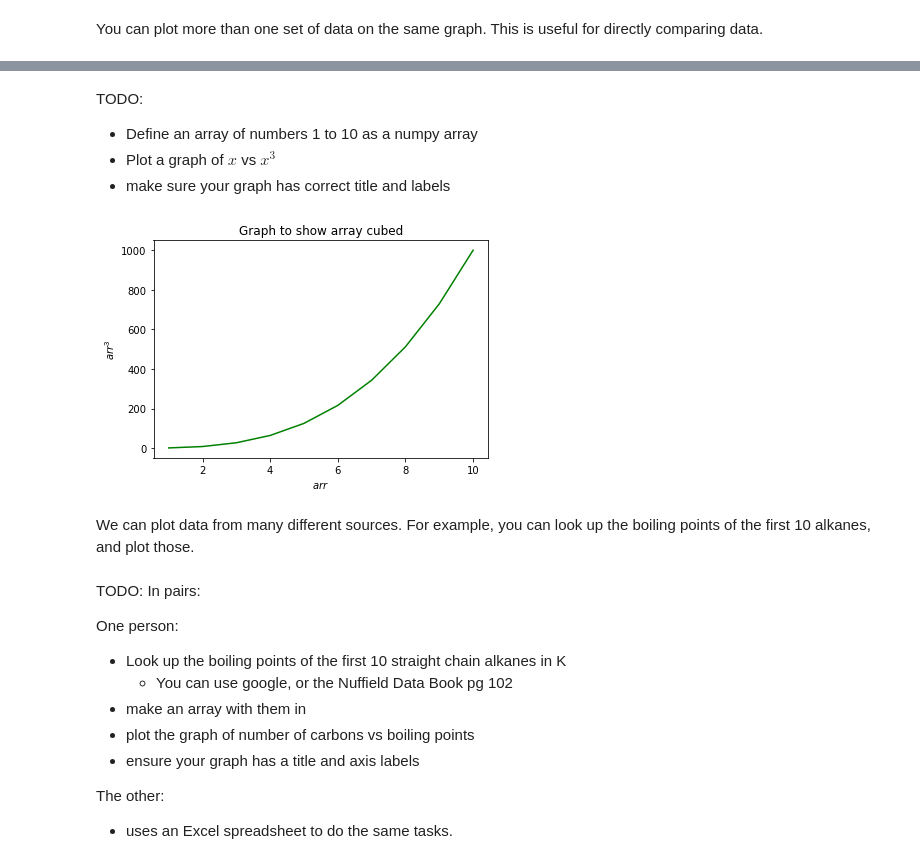
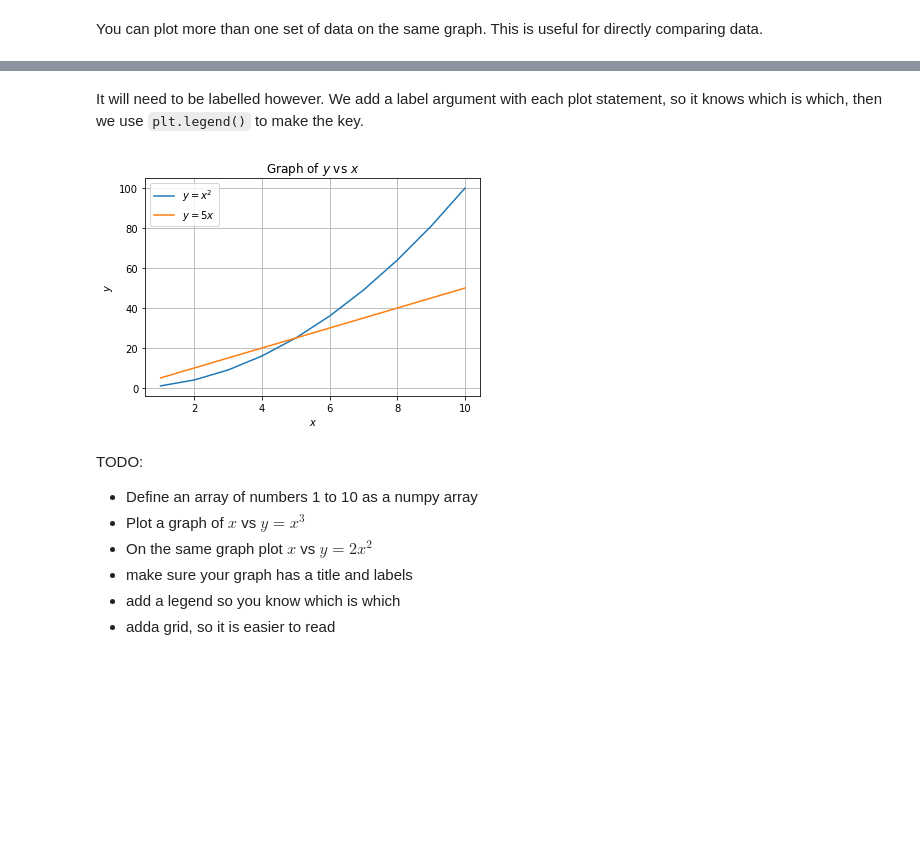
Before and after one commit to leowilkin/wellington-jupyter, a Jupyter notebook: Lesson_4.ipynb, the cells around one changed output, grey strips where cells are left out. Saved outputs shown, nothing was run; the diff lists cells and outputs as text; code cells hidden in the pictures; blank space fills up the shorter version.

```diff
--- a/Lesson_4.ipynb
+++ b/Lesson_4.ipynb
@@ -201,29 +217,24 @@ plt.grid(); #makes the graph more readable
+# %% [markdown]
+It will need to be labelled however. We add a label argument with each plot statement, so it knows which is which, then we use `plt.legend()` to make the key.
+# %%
+# 28
+plt.plot(arr, arr**2, label=r"$y = x^2$")
+#the label argument means we can use plt.legend() to see which line is which
+plt.plot(arr, arr*5, label=r"$y = 5x$")
+plt.title(r'Graph of $y$ vs $x$')
+plt.xlabel('$x$')
+plt.ylabel('$y$')
+plt.legend()
+plt.grid(); #makes the graph more readable
+# %% [output]
+[figure, added]
 # %% [markdown]
 TODO:
 - Define an array of numbers 1 to 10 as a numpy array
-- Plot a graph of $x$ vs $x^3$
-- make sure your graph has correct title and labels
+- Plot a graph of $x$ vs $y=x^3$
+- On the same graph plot $x$ vs $y=2x^2$
+- make sure your graph has a title and labels
+- add a legend so you know which is which
+- adda  grid, so it is easier to read
 # %%
-# 28
-plt.plot(arr, arr**3, 'g') #you can use different colours by changing 'b'
-plt.title('Graph to show array cubed')
-plt.xlabel('$arr$')
-plt.ylabel('$arr^3$'); # the dollar signs allow latex notation to be used, so ^ gives superscript;
+# 29 Your code here
-# %% [output]
-[figure, removed]
-# %% [markdown]
-We can plot data from many different sources. For example, you can look up the boiling points of the first 10 alkanes, and plot those.
-# %% [markdown]
-TODO: In pairs:
-
-One person:
-
-- Look up the boiling points of the first 10 straight chain alkanes in K
-  - You can use google, or the Nuffield Data Book pg 102
-- make an array with them in
-- plot the graph of number of carbons vs boiling points
-- ensure your graph has a title and axis labels
-
-The other:
-
-- uses an Excel spreadsheet to do the same tasks.
```
Also changed, not shown: parts of 24 cells of this notebook, 1 other file.
